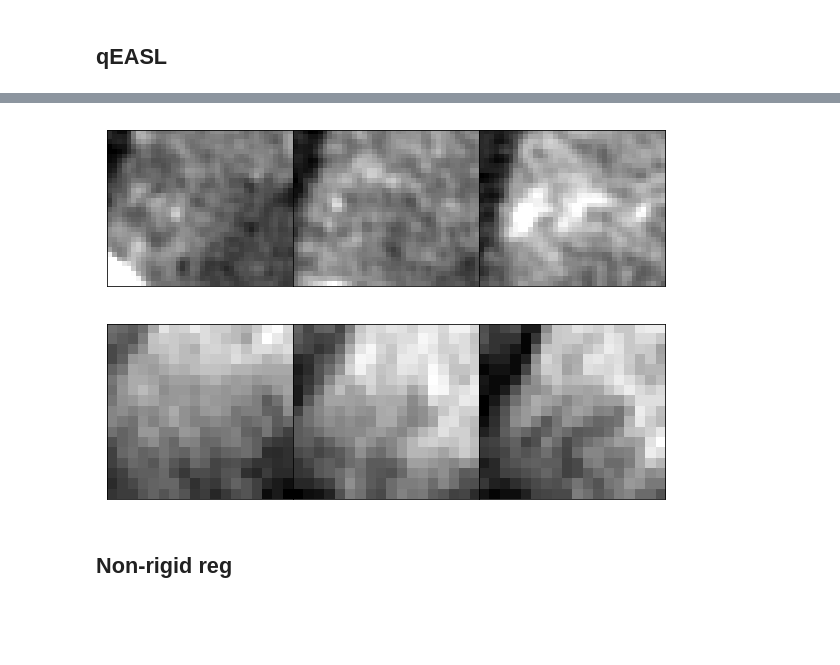
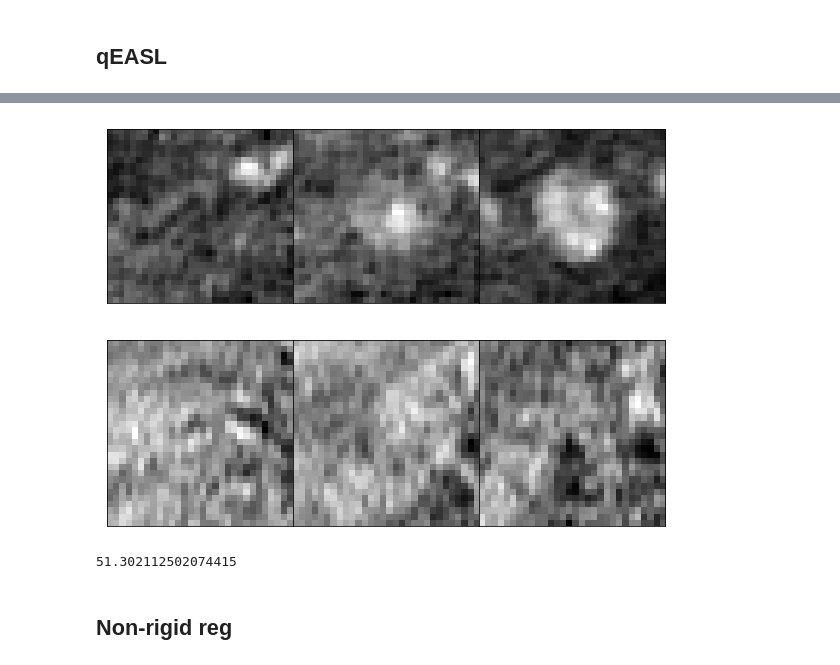
Before and after one commit to clintonjwang/lipiodol, a Jupyter notebook: data-retriever.ipynb, the cells around one changed output, grey strips where cells are left out. Saved outputs shown, nothing was run; the diff lists cells and outputs as text; code cells hidden in the pictures; blank space fills up the shorter version.

```diff
--- a/data-retriever.ipynb
+++ b/data-retriever.ipynb
@@ -302,7 +277,7 @@ importlib.reload(lmet)
 df = pd.read_excel("D:\\Lipiodol\\qEASL.xlsx", index_col=0)
 
 target_dir = "D:\\Lipiodol\\Data"
-lesion_id = "PK-03B".upper()
+lesion_id = "BM-02".upper()
 patient_id = lesion_id[:5]
 importlib.reload(lm)
 P = lm.get_paths_dict(lesion_id, target_dir)
@@ -337,16 +313,16 @@ hf.draw_slices(SUB)
 # %%
-CT=masks.crop_img_to_mask_vicinity(P['ct24']['img'], P['ct24']['tumor'], .1)
+CT=masks.crop_img_to_mask_vicinity(P['ct24']['img'], P['ct24']['tumor'], .5)
 CT=tr.apply_window(CT)
 hf.draw_slices(CT)
 # %% [output]
-[figure, old version]
+[figure, new version]
 # %%
 # plot subtraction
 mod='mr30'
-SUB=masks.crop_img_to_mask_vicinity(P[mod]['sub'], P[mod]['tumor'], .1)
+SUB=masks.crop_img_to_mask_vicinity(P[mod]['sub'], P[mod]['tumor'], .5)
 hf.draw_slices(SUB)
 # %% [output]
-[figure, old version]
+[figure, new version]
 # %%
 importlib.reload(masks)
 I=masks.draw_mask(P['ct24']['tumor'], P['ct24']['img'], [0,300])
@@ -361,3 +329,7 @@ for fn in glob.glob(join(target_dir,"*")):
+# %%
+threshold1
+# %% [output]
+51.302112502074415
 # %%
 #qEASLy
 importlib.reload(lmet)
```
Also changed, not shown: parts of 30 cells of this notebook, 4 other files.
